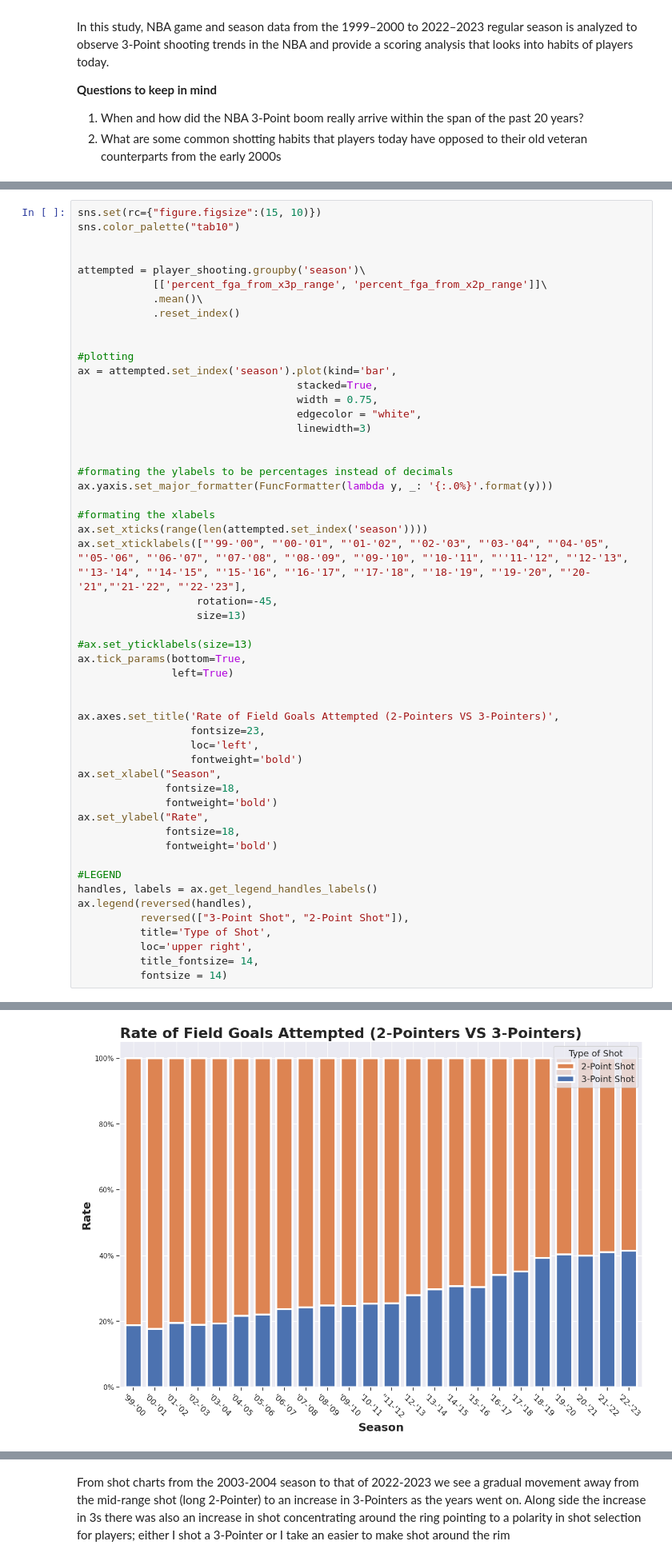
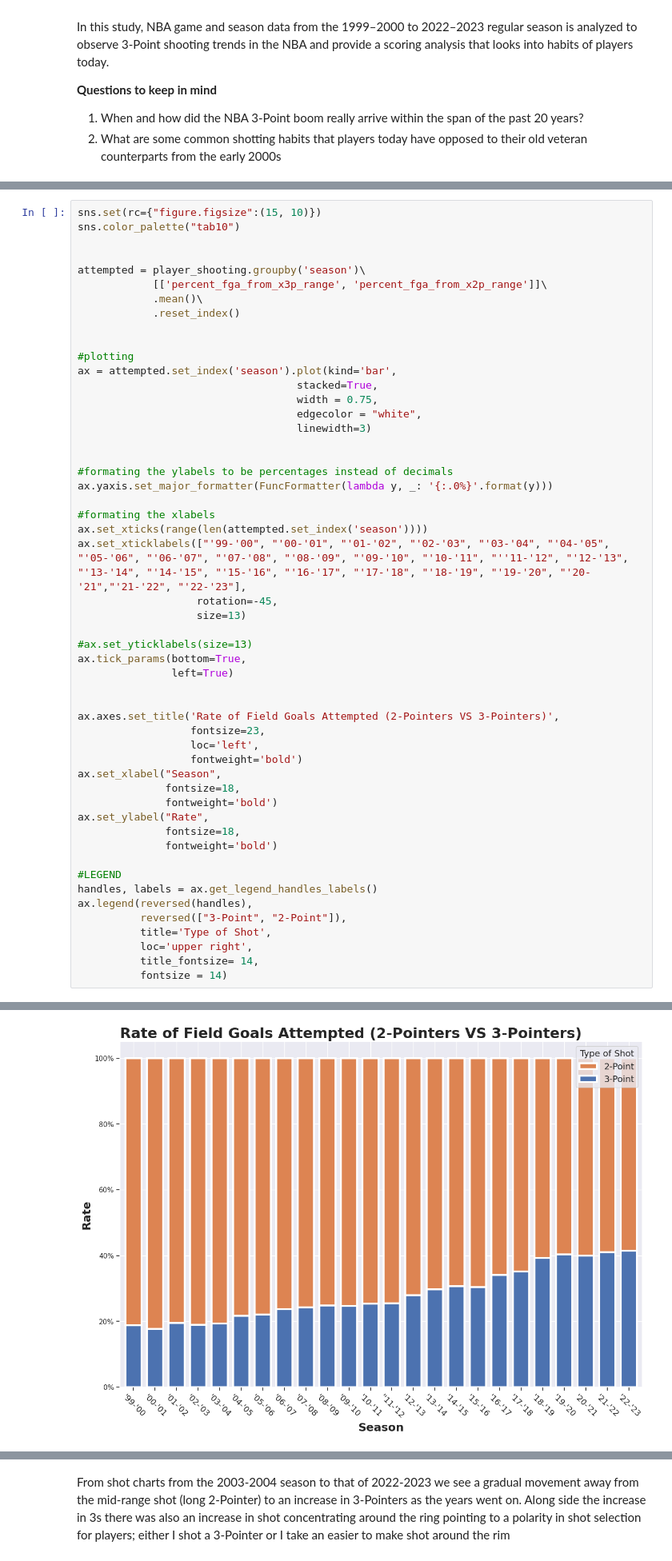
Before and after one commit to RafaelJMinaya/NBA-3Point-Shooting-Analysis, a Jupyter notebook: nba-3-point-shooting-evolution.ipynb, the cells around one changed output, grey strips where cells are left out. Shown at 80% size. Saved outputs shown, nothing was run; the diff lists cells and outputs as text.

```diff
--- a/nba-3-point-shooting-evolution.ipynb
+++ b/nba-3-point-shooting-evolution.ipynb
@@ -203,32 +151,32 @@ ax.yaxis.set_major_formatter(FuncFormatter(lambda y, _: '{:.0%}'.format(y)))
 ax.set_xticks(range(len(attempted.set_index('season'))))
 ax.set_xticklabels(["'99-'00", "'00-'01", "'01-'02", "'02-'03", "'03-'04", "'04-'05", "'05-'06", "'06-'07", "'07-'08", "'08-'09", "'09-'10", "'10-'11", "''11-'12", "'12-'13", "'13-'14", "'14-'15", "'15-'16", "'16-'17", "'17-'18", "'18-'19", "'19-'20", "'20-'21","'21-'22", "'22-'23"],
                    rotation=-45,
                    size=13)
 
 #ax.set_yticklabels(size=13)
 ax.tick_params(bottom=True,
                left=True)
 
 
 ax.axes.set_title('Rate of Field Goals Attempted (2-Pointers VS 3-Pointers)',
                   fontsize=23,
                   loc='left',
                   fontweight='bold')
 ax.set_xlabel("Season",
               fontsize=18,
               fontweight='bold')
 ax.set_ylabel("Rate",
               fontsize=18,
               fontweight='bold')
 
 #LEGEND
 handles, labels = ax.get_legend_handles_labels()
 ax.legend(reversed(handles),
-          reversed(["3-Point Shot", "2-Point Shot"]),
+          reversed(["3-Point", "2-Point"]),
           title='Type of Shot',
           loc='upper right',
           title_fontsize= 14,
           fontsize = 14)
 # %% [output]
 <matplotlib.legend.Legend at 0x...>
-[figure, old version]
+[figure, new version]
```
Also changed, not shown: parts of 20 cells of this notebook.
